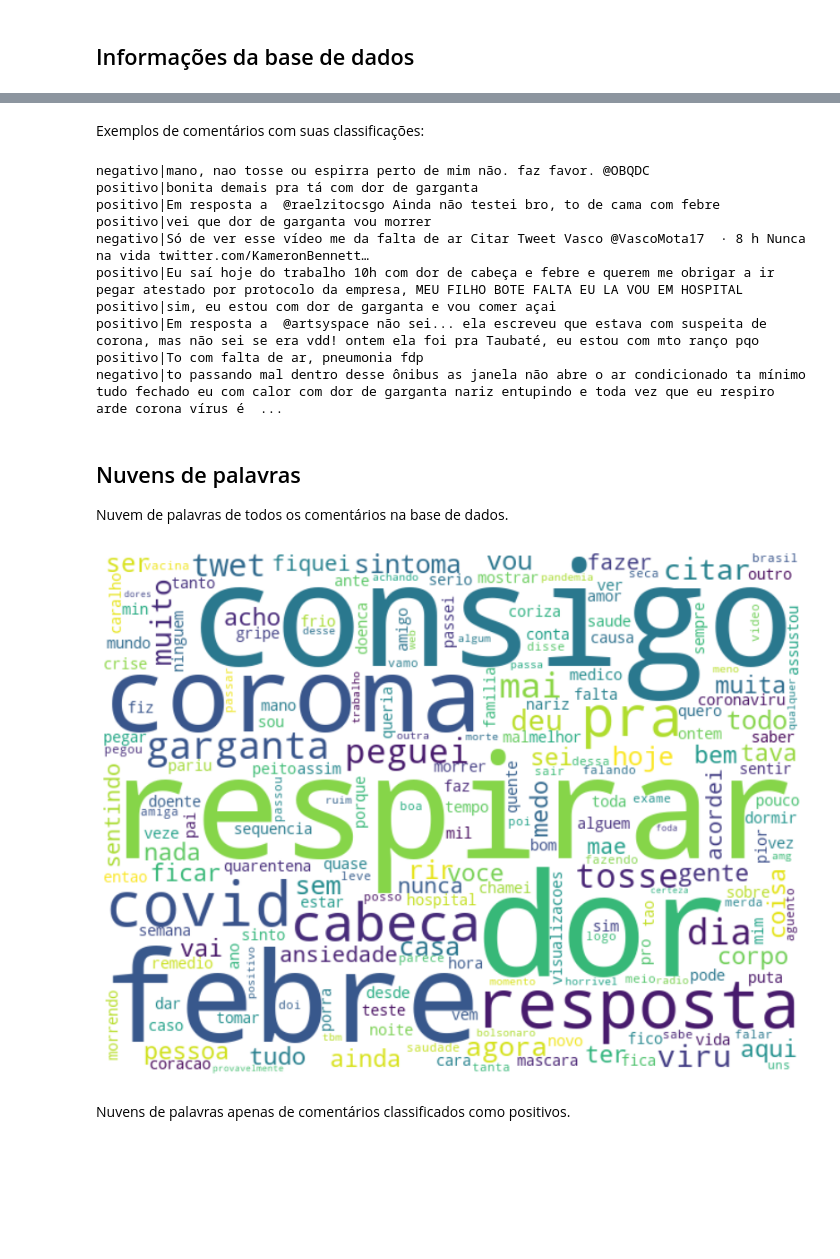
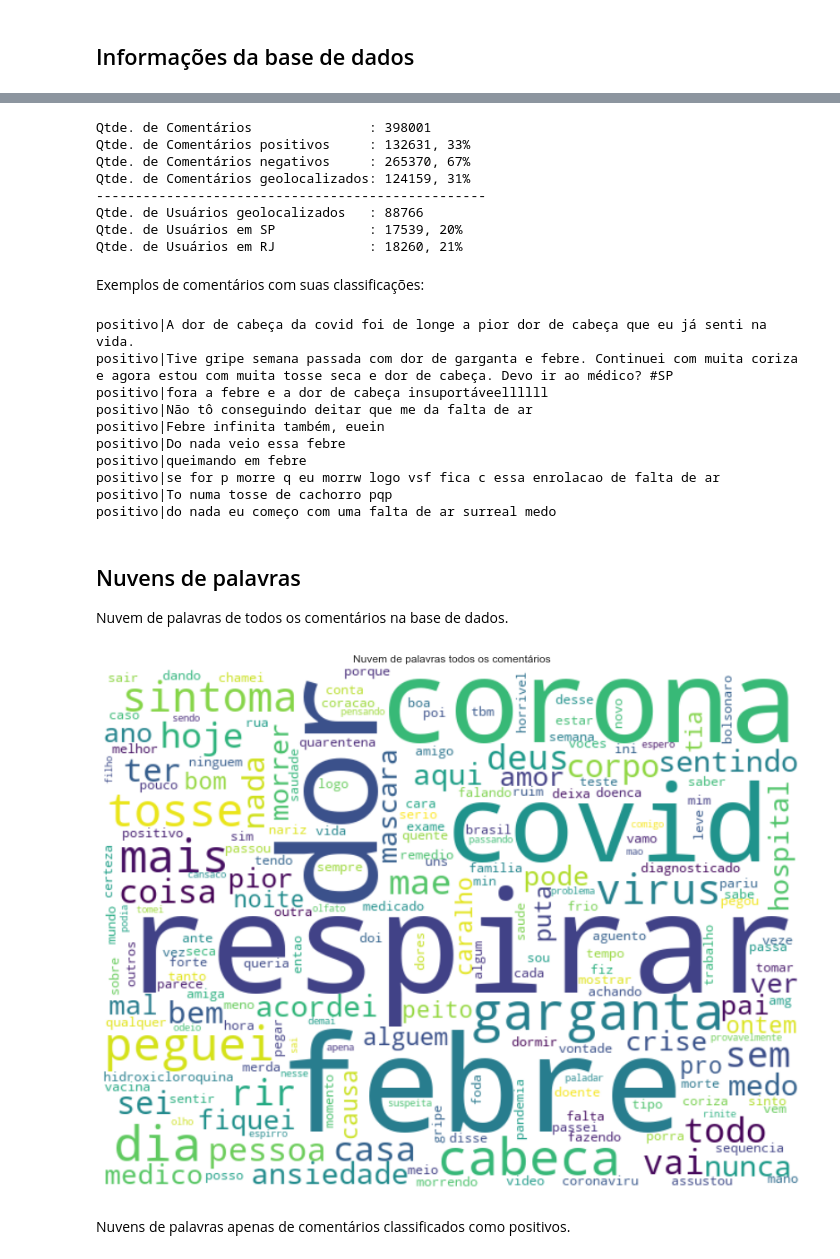
Before and after one commit to rdenadai/Covid19-Twitter-Tracker, a Jupyter notebook: code/notebooks/EDA.ipynb, the cells around one changed output, grey strips where cells are left out. Saved outputs shown, nothing was run; the diff lists cells and outputs as text; code cells hidden in the pictures; blank space fills up the shorter version.

```diff
--- a/code/notebooks/EDA.ipynb
+++ b/code/notebooks/EDA.ipynb
@@ -62,36 +46,76 @@ Qtde. de Usuários em RJ         : 18752
+# %%
+qtd_comentarios = len(hashtags_)
+qtd_positivos = len(hashtags_[hashtags_['classify'] == 'positivo'])
+qtd_negativos = len(hashtags_[hashtags_['classify'] == 'negativo'])
+qtd_comentarios_geolocalizados = len(hashtags_[hashtags_['username'].isin(users_['username'])])
+
+qtd_users_geo = len(users_[users_['username'].isin(hashtags_['username'])])
+qtd_users_geo_sp = len(users_[(users_['state'] == 'SP') & (users_['username'].isin(hashtags_['username']))])
+qtd_users_geo_rj = len(users_[(users_['state'] == 'RJ') & (users_['username'].isin(hashtags_['username']))])
+
+print(f"Qtde. de Comentários               : {qtd_comentarios}")
+print(f"Qtde. de Comentários positivos     : {qtd_positivos}, {round(qtd_positivos/qtd_comentarios*100)}%")
+print(f"Qtde. de Comentários negativos     : {qtd_negativos}, {round(qtd_negativos/qtd_comentarios*100)}%")
+print(f"Qtde. de Comentários geolocalizados: {qtd_comentarios_geolocalizados}, {round(qtd_comentarios_geolocalizados/qtd_comentarios*100)}%")
+print("-" * 50)
+print(f"Qtde. de Usuários geolocalizados   : {qtd_users_geo}")
+print(f"Qtde. de Usuários em SP            : {qtd_users_geo_sp}, {round(qtd_users_geo_sp/qtd_users_geo*100)}%")
+print(f"Qtde. de Usuários em RJ            : {qtd_users_geo_rj}, {round(qtd_users_geo_rj/qtd_users_geo*100)}%")
+# %% [output]
+Qtde. de Comentários               : 398001
+Qtde. de Comentários positivos     : 132631, 33%
+Qtde. de Comentários negativos     : 265370, 67%
+Qtde. de Comentários geolocalizados: 124159, 31%
+--------------------------------------------------
+Qtde. de Usuários geolocalizados   : 88766
+Qtde. de Usuários em SP            : 17539, 20%
+Qtde. de Usuários em RJ            : 18260, 21%
 # %% [markdown]
 Exemplos de comentários com suas classificações:
 # %%
-for idx, row in hashtags_.sample(n=10).iterrows():
+for idx, row in hashtags_[hashtags_["classify"] == "positivo"].sample(n=10).iterrows():
     print(f"{row.classify}|{row.comment}")
+    # print("-" * 10)
 # %% [output]
-negativo|mano, nao tosse ou espirra perto de mim não. faz favor. @OBQDC
-positivo|bonita demais pra tá com dor de garganta
-positivo|Em resposta a  @raelzitocsgo Ainda não testei bro, to de cama com febre
-positivo|vei que dor de garganta vou morrer
-negativo|Só de ver esse vídeo me da falta de ar Citar Tweet Vasco @VascoMota17  · 8 h Nunca na vida twitter.com/KameronBennett…
-positivo|Eu saí hoje do trabalho 10h com dor de cabeça e febre e querem me obrigar a ir pegar atestado por protocolo da empresa, MEU FILHO BOTE FALTA EU LA VOU EM HOSPITAL
-positivo|sim, eu estou com dor de garganta e vou comer açai
-positivo|Em resposta a  @artsyspace não sei... ela escreveu que estava com suspeita de corona, mas não sei se era vdd! ontem ela foi pra Taubaté, eu estou com mto ranço pqo
-positivo|To com falta de ar, pneumonia fdp
-negativo|to passando mal dentro desse ônibus as janela não abre o ar condicionado ta mínimo tudo fechado eu com calor com dor de garganta nariz entupindo e toda vez que eu respiro arde corona vírus é  ...
+positivo|A dor de cabeça da covid foi de longe a pior dor de cabeça que eu já senti na vida.
+positivo|Tive gripe semana passada com dor de garganta e febre. Continuei com muita coriza e agora estou com muita tosse seca e dor de cabeça. Devo ir ao médico? #SP
+positivo|fora a febre e a dor de cabeça insuportáveellllll
+positivo|Não tô conseguindo deitar que me da falta de ar
+positivo|Febre infinita também, euein
+positivo|Do nada veio essa febre
+positivo|queimando em febre
+positivo|se for p morre q eu morrw logo vsf fica c essa enrolacao de falta de ar
+positivo|To numa tosse de cachorro pqp
+positivo|do nada eu começo com uma falta de ar surreal medo
 # %% [markdown]
 ## Nuvens de palavras
 
 Nuvem de palavras de todos os comentários na base de dados.
+# %%
+frases = " ".join([frase for frase in hashtags_["clean_comment"].tolist()])
+frases_positivo = " ".join([frase for frase in hashtags_[hashtags_['classify'] == 'positivo']["clean_comment"].tolist()])
+
+stp_words = [
+    "nao", "estou", "duvida", "consigo", "twet", "ser", "vou", "fazer", "muita",
+    "viru", "agora", "dessa", "ainda", "pra", "fica", "muito", "ficar", "quero",
+    "mai", "passar", "assim", "citar", "resposta", "tava", "tao", "dore", "tudo",
+    "voce", "gente", "dar", "outro", "falar", "ficando", "desde", "quase", "toda",
+    "tanta", "acho", "deu", "fico", "faz", ""
+] + get_stopwords()[0]
 # %%
 wordcloud = WordCloud(
     width=640, height=480,
     background_color="white", collocations=False,
-    stopwords=["nao", "estou", "duvida"]
-).generate(" ".join([normalizar.fit(frase) for frase in hashtags_["clean_comment"].tolist()]))
+    stopwords=stp_words
+).generate(frases)
 
 plt.figure(figsize=(14, 12))
+plt.title("Nuvem de palavras todos os comentários")
 plt.imshow(wordcloud, interpolation="bilinear")
 plt.axis("off")
 plt.show()
 # %% [output]
-[figure, old version]
+[figure, new version]
 # %% [markdown]
 Nuvens de palavras apenas de comentários classificados como positivos.
 # %%
```
Also changed, not shown: parts of 9 cells of this notebook, 4 other files.
